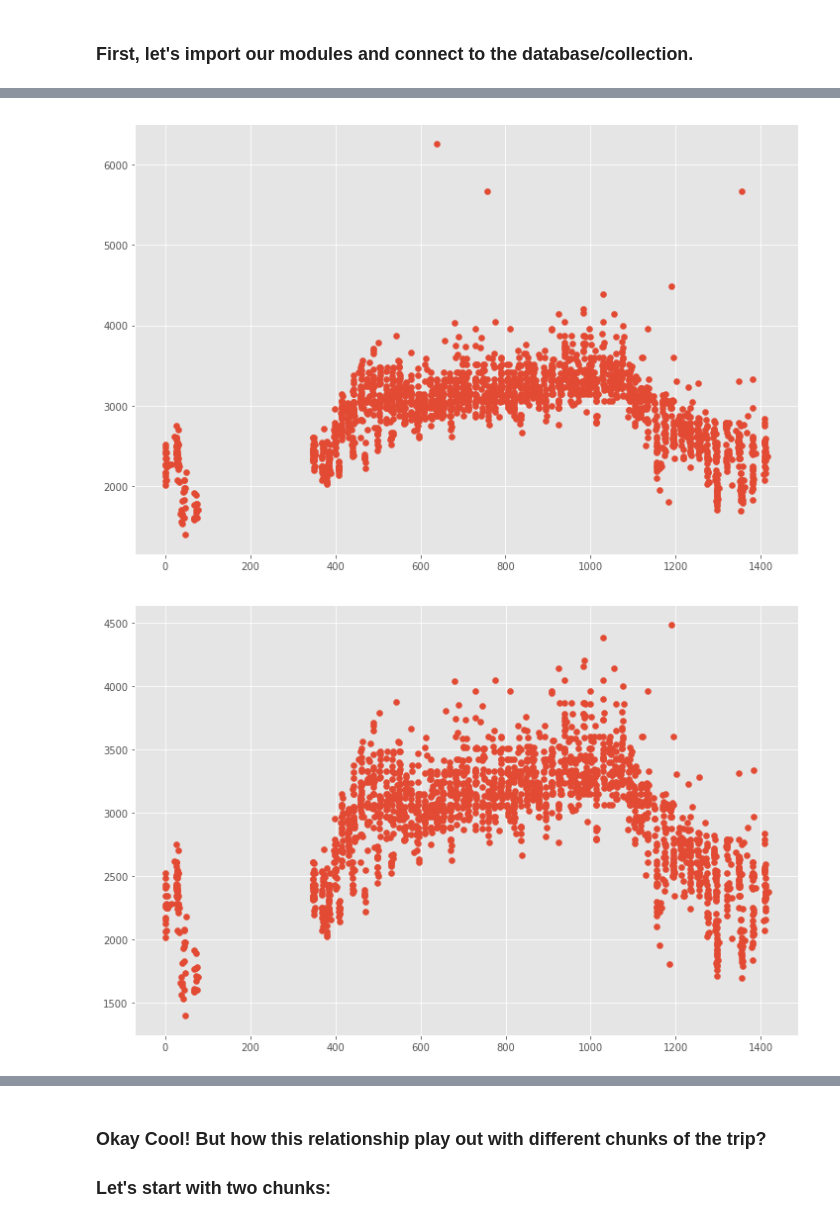
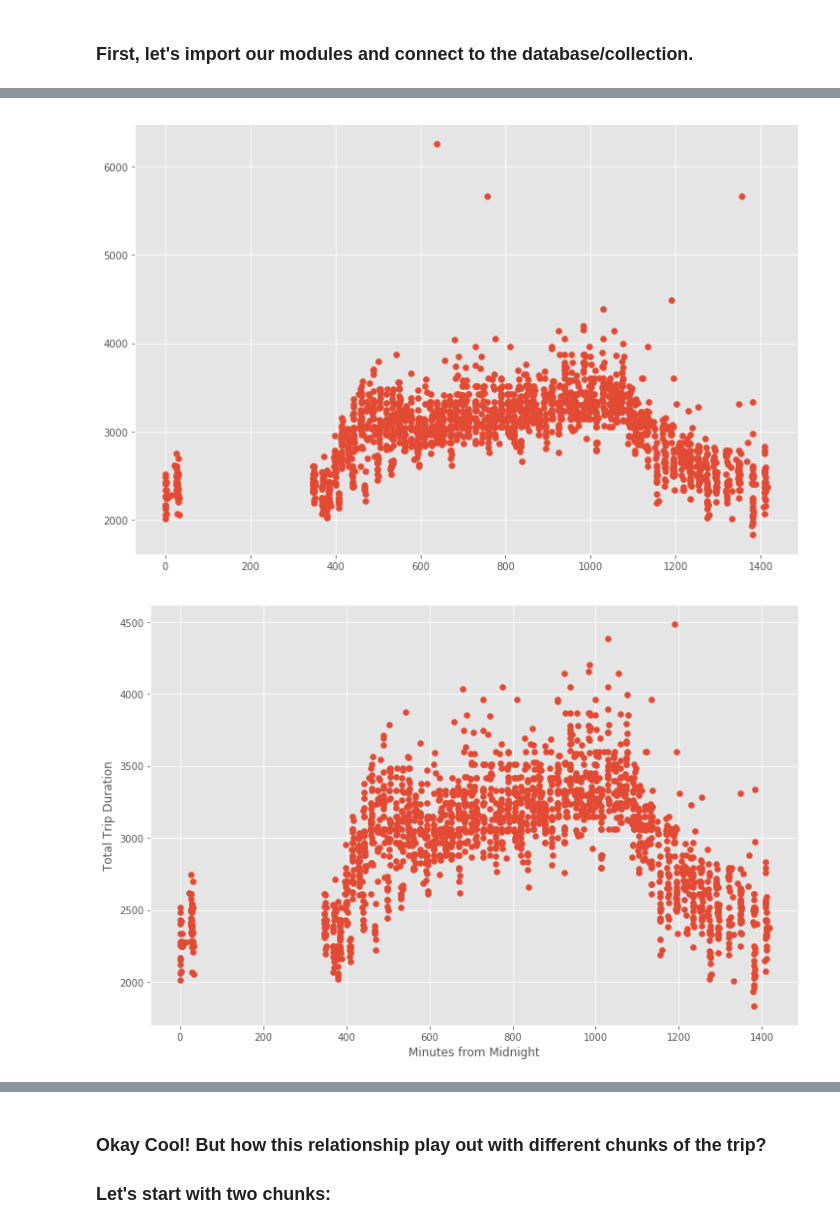
Before and after one commit to LoganWeir/muni_predict, a Jupyter notebook: notebooks/mfn_duration_model.ipynb, the cells around one changed output, grey strips where cells are left out. Saved outputs shown, nothing was run; the diff lists cells and outputs as text; code cells hidden in the pictures.

```diff
--- a/notebooks/mfn_duration_model.ipynb
+++ b/notebooks/mfn_duration_model.ipynb
@@ -36,9 +36,15 @@ with open('../parameters.json') as f:
 database = params['database']
 labeled_collection = params['labeled_collection']
 chunk_collection = params['chunk_collection']
+duration_collection = params['duration_collection']
+two_chunk_collection = params['two_chunk_collection']
+six_chunk_collection = params['six_chunk_collection']
 
 # Connect to our database/collection
 client = MongoClient('localhost', 27017)
 db = client[database]
 trip_coll = db[labeled_collection]
 chunk_coll = db[chunk_collection]
+duration_coll = db[duration_collection]
+two_chunk_coll = db[two_chunk_collection]
+six_chunk_coll = db[six_chunk_collection]
@@ -59,0 +51,4 @@ time_df.head()
+# %%
+time_df = pd.DataFrame(list(duration_coll.find({},{'_id':0})))
+
+time_df.head()
@@ -63,16 +65,18 @@ x = time_df['min_since_midnight'].values.reshape(-1,1)
 fig, ax = plt.subplots(figsize=(12, 8))
 ax.scatter(x, y);
 # %% [output]
-[figure, old version]
+[figure, new version]
 # %%
 trimed_df = time_df[time_df['duration'] < 4500]
 
 y = trimed_df['duration'].values.reshape(-1,1)
 x = trimed_df['min_since_midnight'].values.reshape(-1,1)
 fig, ax = plt.subplots(figsize=(12, 8))
-ax.scatter(x, y);
+ax.scatter(x, y)
+ax.set_xlabel("Minutes from Midnight")
+ax.set_ylabel("Total Trip Duration");
 # %% [output]
-[figure, old version]
+[figure, new version]
 # %%
 y = trimed_df['duration'].values.reshape(-1,1)
 x = trimed_df['min_noon_sqr'].values.reshape(-1,1)
```
Also changed, not shown: parts of 22 cells of this notebook, 4 other files.
